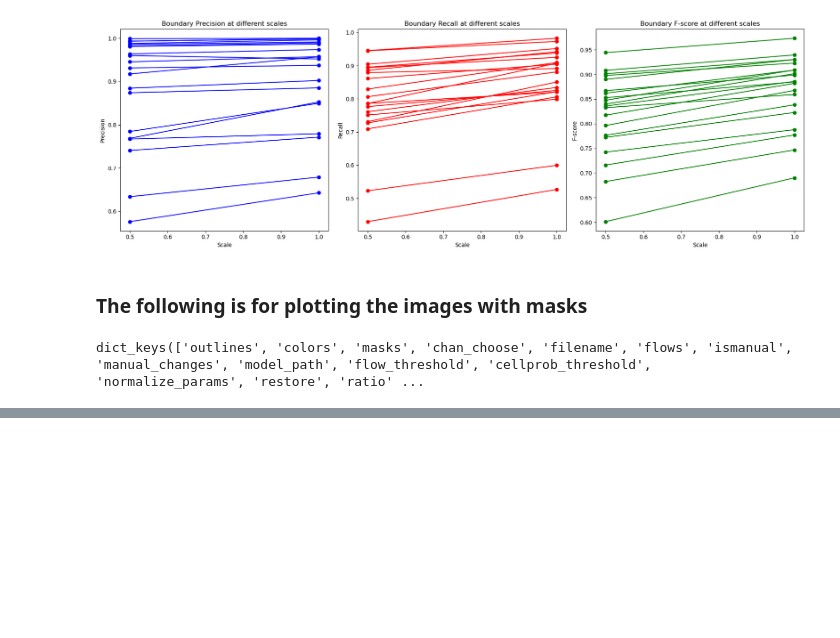
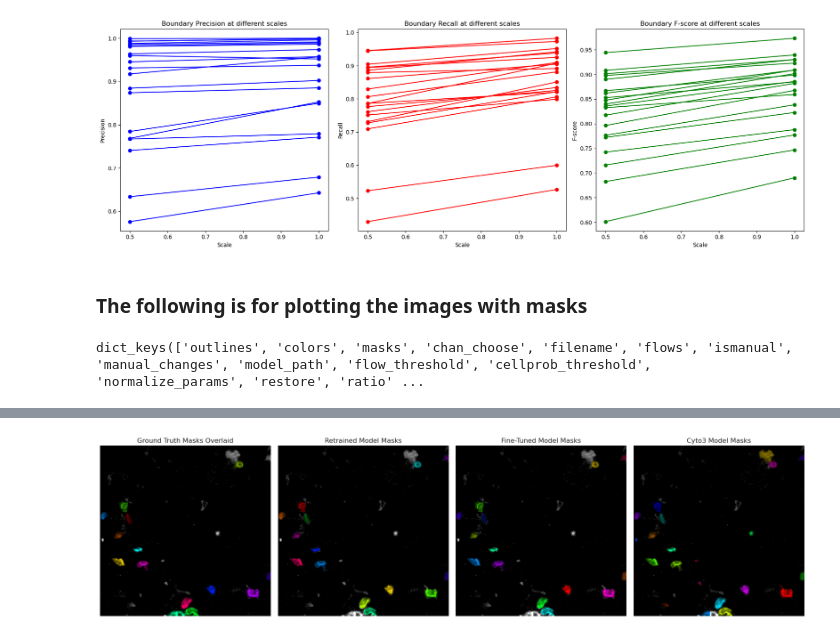
Before and after one commit to AntonWangDTU/Cell_Segmentation_DL_project, a Jupyter notebook: notebooks/performance_metrics_retrained.ipynb, the cells around one changed output, grey strips where cells are left out. Cells and saved outputs as stored; diff of their text form; code cells hidden in the pictures; blank space fills up the shorter version.

```diff
--- a/notebooks/performance_metrics_retrained.ipynb
+++ b/notebooks/performance_metrics_retrained.ipynb
@@ -50,7 +51,7 @@ masks_pred = predicted_list
 #print(groundtruth_files[10])
 
 #The file nr you want ot visualise
-i = 19
+i = 13
 
 tile = re.search(r'tile_\d{4}_\d{4}', groundtruth_files[i])
 tile = tile.group()
@@ -325,0 +410,91 @@ plt.show()
+# %%
+import numpy as np
+import matplotlib.pyplot as plt
+from cellpose import plot, utils, io
+
+# Assuming you have paths to the ground truth and predicted masks for all three models
+# Load ground truth
+dat1 = np.load(groundtruth_files_path + tile + '_seg.npy', allow_pickle=True).item()  # Ground truth
+
+
+# Load predicted masks for each model
+dat_retrained = np.load(predicted_retrained_path + tile + '_seg.npy', allow_pickle=True).item()  # Retrained
+dat_finetuned = np.load(predicted_finetuned_path + tile + '_seg.npy', allow_pickle=True).item()  # Fine-tuned
+dat_cyto3 = np.load(predicted_cyto3_path + tile + '_seg.npy', allow_pickle=True).item()  # Cyto3
+
+# Load the image
+img = io.imread('../data/validation/raw/' + tile + ".png")
+
+# Set up the plot for side-by-side comparison of masks
+fig, axs = plt.subplots(1, 4, figsize=(18, 6))
+
+# Plot the ground truth masks overlay (using 'dat1') on the first subplot
+mask_RGB_gt = plot.mask_overlay(img, dat1['masks'])
+axs[0].imshow(mask_RGB_gt)
+axs[0].set_title("Ground Truth Masks Overlaid")
+axs[0].axis('off')  # Turn off axis for better visualization
+
+# Plot the retrained model predicted masks overlay on the second subplot
+mask_RGB_retrained = plot.mask_overlay(img, dat_retrained['masks'])
+axs[1].imshow(mask_RGB_retrained)
+axs[1].set_title("Retrained Model Masks")
+axs[1].axis('off')
+
+# Plot the fine-tuned model predicted masks overlay on the third subplot
+mask_RGB_finetuned = plot.mask_overlay(img, dat_finetuned['masks'])
+axs[2].imshow(mask_RGB_finetuned)
+axs[2].set_title("Fine-Tuned Model Masks")
+axs[2].axis('off')
+
+# Plot the cyto3 model predicted masks overlay on the fourth subplot
+mask_RGB_cyto3 = plot.mask_overlay(img, dat_cyto3['masks'])
+axs[3].imshow(mask_RGB_cyto3)
+axs[3].set_title("Cyto3 Model Masks")
+axs[3].axis('off')
+
+# Adjust layout for better spacing between subplots
+plt.tight_layout()
+plt.show()
+
+# Now, plot outlines for ground truth and all predicted masks
+fig, axs = plt.subplots(1, 4, figsize=(30, 10))
+
+# Get outlines for ground truth (dat1) and predicted masks
+outlines_gt = utils.outlines_list(dat1['masks'])  # Outlines for ground truth
+outlines_retrained = utils.outlines_list(dat_retrained['masks'])  # Outlines for retrained model
+outlines_finetuned = utils.outlines_list(dat_finetuned['masks'])  # Outlines for fine-tuned model
+outlines_cyto3 = utils.outlines_list(dat_cyto3['masks'])  # Outlines for cyto3 model
+
+# Plot ground truth outlines (blue) on the first subplot
+axs[0].imshow(img)
+for o in outlines_gt:
+    axs[0].plot(o[:, 0], o[:, 1], color='b', lw=1)
+axs[0].set_title("Ground Truth Outlines (Blue)")
+axs[0].axis('off')
+
+# Plot retrained model outlines (red) on the second subplot
+axs[1].imshow(img)
+for o in outlines_retrained:
+    axs[1].plot(o[:, 0], o[:, 1], color='r', lw=1)
+axs[1].set_title("Retrained Model Outlines (Red)")
+axs[1].axis('off')
+
+# Plot fine-tuned model outlines (green) on the third subplot
+axs[2].imshow(img)
+for o in outlines_finetuned:
+    axs[2].plot(o[:, 0], o[:, 1], color='g', lw=1)
+axs[2].set_title("Fine-Tuned Model Outlines (Green)")
+axs[2].axis('off')
+
+# Plot cyto3 model outlines (purple) on the fourth subplot
+axs[3].imshow(img)
+for o in outlines_cyto3:
+    axs[3].plot(o[:, 0], o[:, 1], color='purple', lw=1)
+axs[3].set_title("Cyto3 Model Outlines (Purple)")
+axs[3].axis('off')
+
+# Adjust layout for better spacing between subplots
+plt.tight_layout()
+plt.show()
+# %% [output]
+[figure, added]
```
Also changed, not shown: parts of 10 cells of this notebook, 3 other files.
